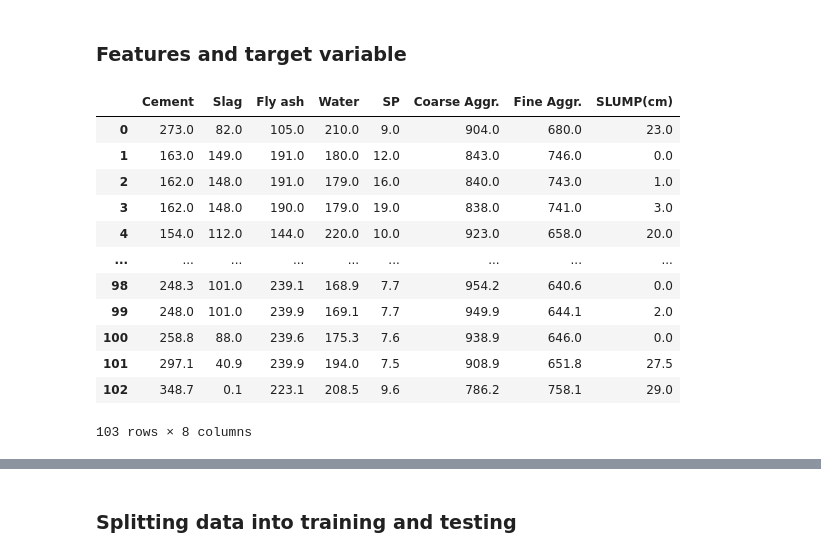
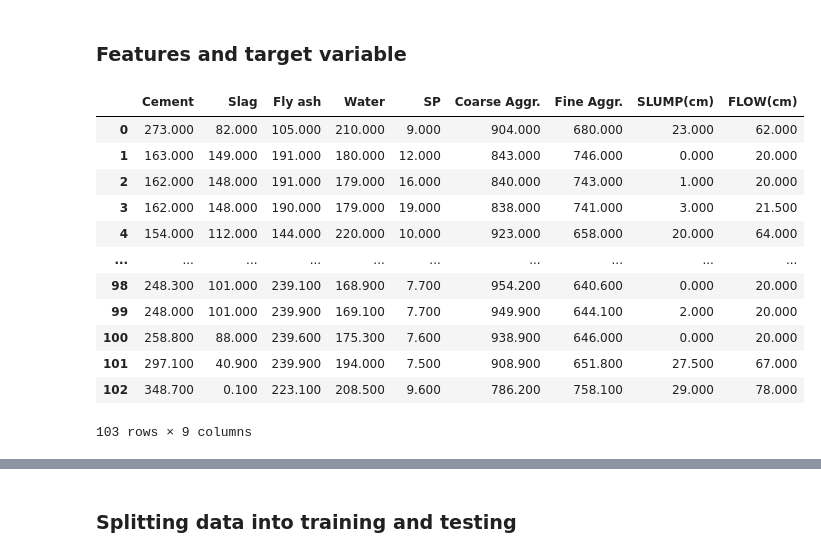
Before and after one commit to glcn35/machine_learning, a Jupyter notebook: assigment/cement_slump_notebook.assignment1.ipynb, the cells around one changed output, grey strips where cells are left out. Drawn from its saved outputs; the diff is of its cells as text; code cells hidden in the pictures.

```diff
--- a/assigment/cement_slump_notebook.assignment1.ipynb
+++ b/assigment/cement_slump_notebook.assignment1.ipynb
@@ -119,21 +116,21 @@ sns.heatmap(df.corr(),annot=True)
 # %% [markdown]
 ### Features and target variable
 # %%
-df.drop(df.columns[8:],axis=1)  #flow-slump r=0.91 old. için birisini almadım.
+df.drop(df.columns[9:],axis=1)
 # %% [output]
-|  | Cement | Slag | Fly ash | Water | SP | Coarse Aggr. | Fine Aggr. | SLUMP(cm) |
-| 0 | 273.0 | 82.0 | 105.0 | 210.0 | 9.0 | 904.0 | 680.0 | 23.0 |
-| 1 | 163.0 | 149.0 | 191.0 | 180.0 | 12.0 | 843.0 | 746.0 | 0.0 |
-| 2 | 162.0 | 148.0 | 191.0 | 179.0 | 16.0 | 840.0 | 743.0 | 1.0 |
-| 3 | 162.0 | 148.0 | 190.0 | 179.0 | 19.0 | 838.0 | 741.0 | 3.0 |
-| 4 | 154.0 | 112.0 | 144.0 | 220.0 | 10.0 | 923.0 | 658.0 | 20.0 |
-| ... | ... | ... | ... | ... | ... | ... | ... | ... |
-| 98 | 248.3 | 101.0 | 239.1 | 168.9 | 7.7 | 954.2 | 640.6 | 0.0 |
-| 99 | 248.0 | 101.0 | 239.9 | 169.1 | 7.7 | 949.9 | 644.1 | 2.0 |
-| 100 | 258.8 | 88.0 | 239.6 | 175.3 | 7.6 | 938.9 | 646.0 | 0.0 |
-| 101 | 297.1 | 40.9 | 239.9 | 194.0 | 7.5 | 908.9 | 651.8 | 27.5 |
-| 102 | 348.7 | 0.1 | 223.1 | 208.5 | 9.6 | 786.2 | 758.1 | 29.0 |
+|  | Cement | Slag | Fly ash | Water | SP | Coarse Aggr. | Fine Aggr. | SLUMP(cm) | FLOW(cm) |
+| 0 | 273.000 | 82.000 | 105.000 | 210.000 | 9.000 | 904.000 | 680.000 | 23.000 | 62.000 |
+| 1 | 163.000 | 149.000 | 191.000 | 180.000 | 12.000 | 843.000 | 746.000 | 0.000 | 20.000 |
+| 2 | 162.000 | 148.000 | 191.000 | 179.000 | 16.000 | 840.000 | 743.000 | 1.000 | 20.000 |
+| 3 | 162.000 | 148.000 | 190.000 | 179.000 | 19.000 | 838.000 | 741.000 | 3.000 | 21.500 |
+| 4 | 154.000 | 112.000 | 144.000 | 220.000 | 10.000 | 923.000 | 658.000 | 20.000 | 64.000 |
+| ... | ... | ... | ... | ... | ... | ... | ... | ... | ... |
+| 98 | 248.300 | 101.000 | 239.100 | 168.900 | 7.700 | 954.200 | 640.600 | 0.000 | 20.000 |
+| 99 | 248.000 | 101.000 | 239.900 | 169.100 | 7.700 | 949.900 | 644.100 | 2.000 | 20.000 |
+| 100 | 258.800 | 88.000 | 239.600 | 175.300 | 7.600 | 938.900 | 646.000 | 0.000 | 20.000 |
+| 101 | 297.100 | 40.900 | 239.900 | 194.000 | 7.500 | 908.900 | 651.800 | 27.500 | 67.000 |
+| 102 | 348.700 | 0.100 | 223.100 | 208.500 | 9.600 | 786.200 | 758.100 | 29.000 | 78.000 |
-103 rows × 8 columns
+103 rows × 9 columns
 # %%
 df.iloc[:,9]
 # %% [output]
```
Also changed, not shown: parts of 83 cells of this notebook.
